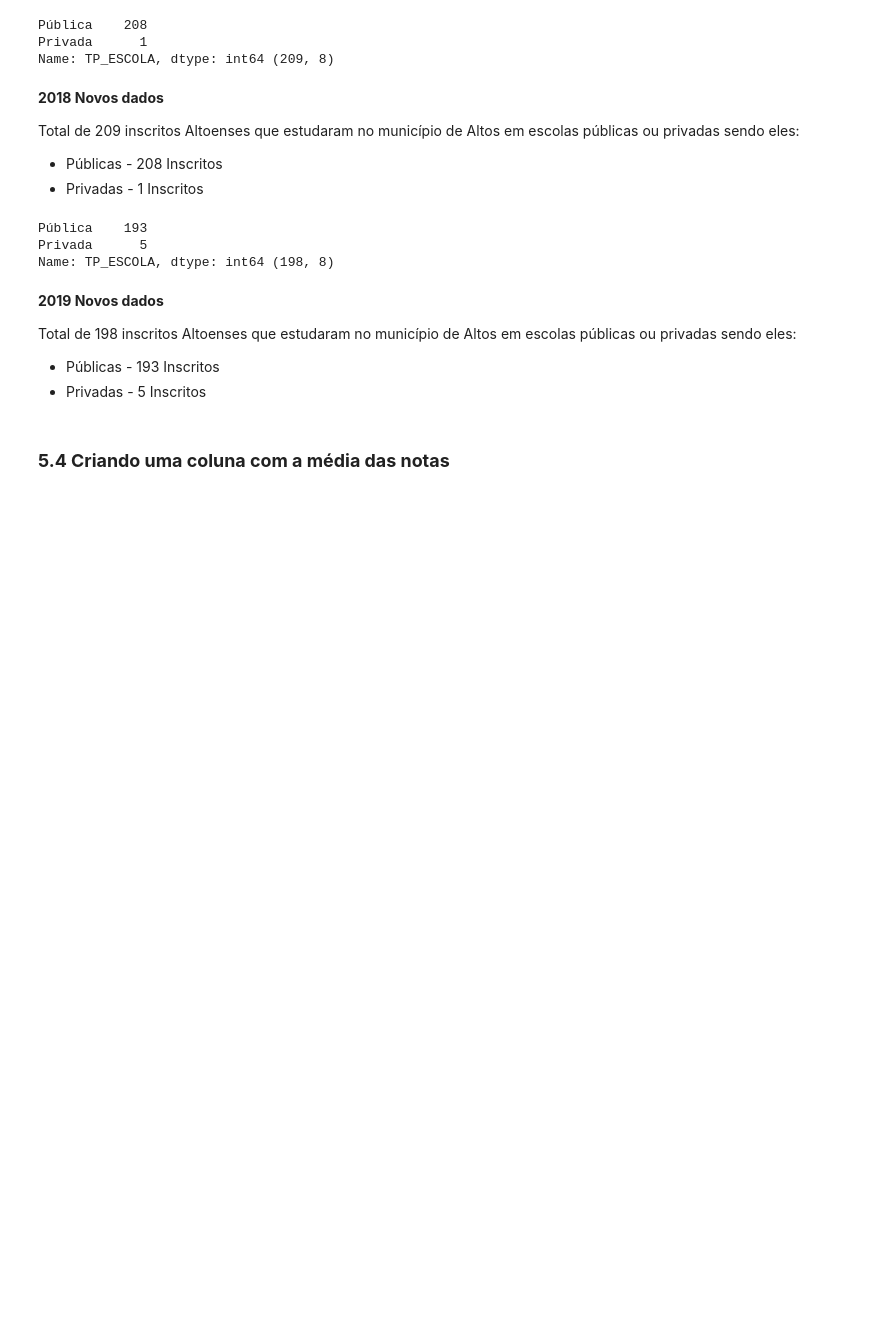
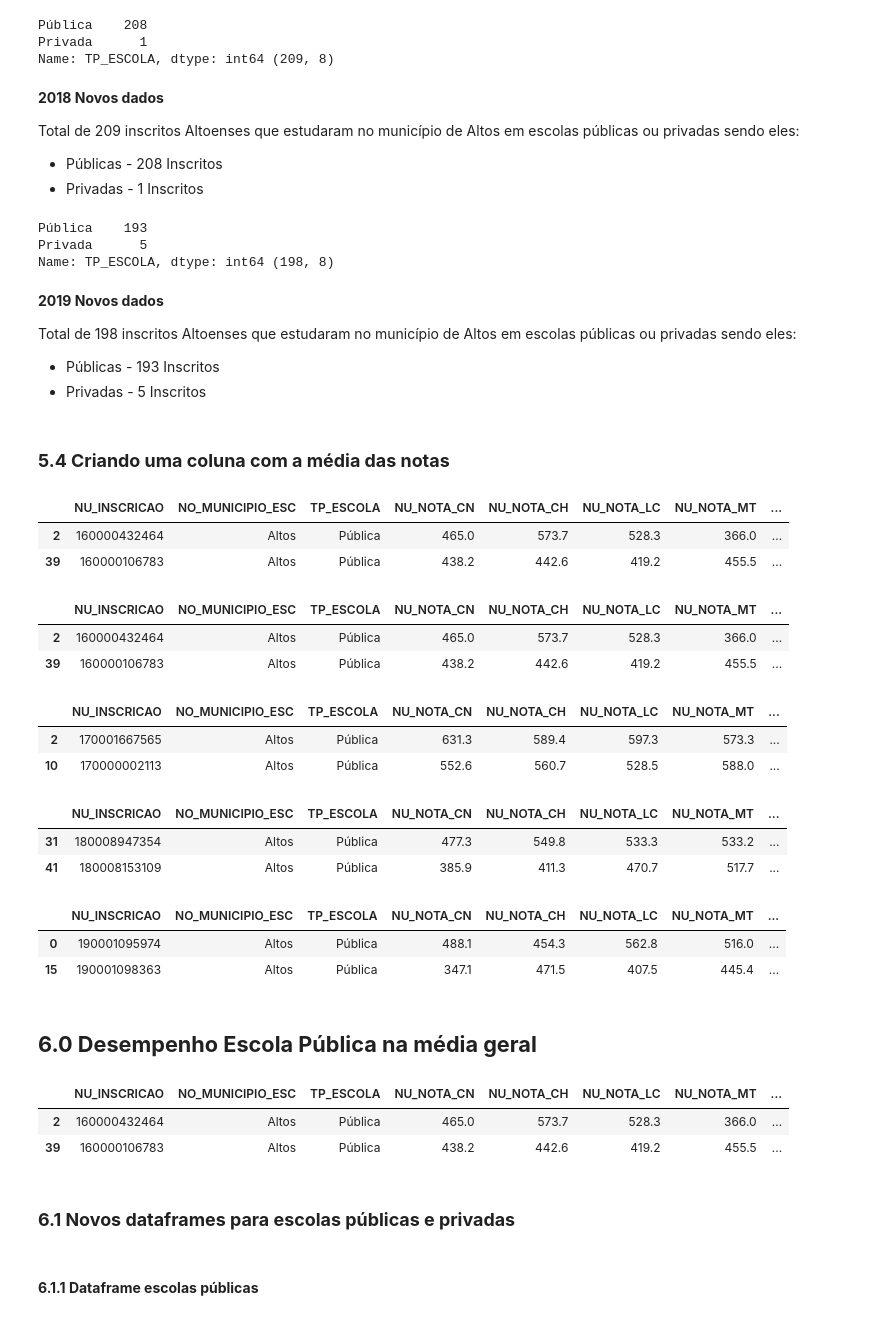
Before and after one commit to Julio-M39/PesquisaAltosEnem, a Jupyter notebook: PesquisaAltosEnem.ipynb, the cells around one changed output. Cells and saved outputs as stored; diff of their text form; code cells hidden in the pictures; blank space fills up the shorter version.

```diff
--- a/PesquisaAltosEnem.ipynb
+++ b/PesquisaAltosEnem.ipynb
@@ -839,3 +839,45 @@ Total de 198 inscritos Altoenses que estudaram no município de Altos em escolas
 * Privadas - 5 Inscritos
 # %% [markdown]
 ### **5.4 Criando uma coluna com a média das notas**
+# %%
+#Visualização
+DF1_microdadosEnem2016.head(2)
+# %% [output]
+|  | NU_INSCRICAO | NO_MUNICIPIO_ESC | TP_ESCOLA | NU_NOTA_CN | NU_NOTA_CH | NU_NOTA_LC | NU_NOTA_MT | ... |
+| 2 | 160000432464 | Altos | Pública | 465.0 | 573.7 | 528.3 | 366.0 | ... |
+| 39 | 160000106783 | Altos | Pública | 438.2 | 442.6 | 419.2 | 455.5 | ... |
+# %%
+DF1_microdadosEnem2016['MEDIA'] = (DF1_microdadosEnem2016['NU_NOTA_CN'] + DF1_microdadosEnem2016['NU_NOTA_CH'] + DF1_microdadosEnem2016['NU_NOTA_LC'] + DF1_microdadosEnem2016['NU_NOTA_MT'] + DF1_microdadosEnem2016['NU_NOTA_REDACAO'])/5
+DF1_microdadosEnem2017['MEDIA'] = (DF1_microdadosEnem2017['NU_NOTA_CN'] + DF1_microdadosEnem2017['NU_NOTA_CH'] + DF1_microdadosEnem2017['NU_NOTA_LC'] + DF1_microdadosEnem2017['NU_NOTA_MT'] + DF1_microdadosEnem2017['NU_NOTA_REDACAO'])/5
+DF1_microdadosEnem2018['MEDIA'] = (DF1_microdadosEnem2018['NU_NOTA_CN'] + DF1_microdadosEnem2018['NU_NOTA_CH'] + DF1_microdadosEnem2018['NU_NOTA_LC'] + DF1_microdadosEnem2018['NU_NOTA_MT'] + DF1_microdadosEnem2018['NU_NOTA_REDACAO'])/5
+DF1_microdadosEnem2019['MEDIA'] = (DF1_microdadosEnem2019['NU_NOTA_CN'] + DF1_microdadosEnem2019['NU_NOTA_CH'] + DF1_microdadosEnem2019['NU_NOTA_LC'] + DF1_microdadosEnem2019['NU_NOTA_MT'] + DF1_microdadosEnem2019['NU_NOTA_REDACAO'])/5
+# %%
+#Visualização Dataframe 2016
+DF1_microdadosEnem2016.head(2)
+# %% [output]
+|  | NU_INSCRICAO | NO_MUNICIPIO_ESC | TP_ESCOLA | NU_NOTA_CN | NU_NOTA_CH | NU_NOTA_LC | NU_NOTA_MT | ... |
+| 2 | 160000432464 | Altos | Pública | 465.0 | 573.7 | 528.3 | 366.0 | ... |
+| 39 | 160000106783 | Altos | Pública | 438.2 | 442.6 | 419.2 | 455.5 | ... |
+# %%
+#Visualização Dataframe 2017
+DF1_microdadosEnem2017.head(2)
+# %% [output]
+|  | NU_INSCRICAO | NO_MUNICIPIO_ESC | TP_ESCOLA | NU_NOTA_CN | NU_NOTA_CH | NU_NOTA_LC | NU_NOTA_MT | ... |
+| 2 | 170001667565 | Altos | Pública | 631.3 | 589.4 | 597.3 | 573.3 | ... |
+| 10 | 170000002113 | Altos | Pública | 552.6 | 560.7 | 528.5 | 588.0 | ... |
+# %%
+#Visualização Dataframe 2018
+DF1_microdadosEnem2018.head(2)
+# %% [output]
+|  | NU_INSCRICAO | NO_MUNICIPIO_ESC | TP_ESCOLA | NU_NOTA_CN | NU_NOTA_CH | NU_NOTA_LC | NU_NOTA_MT | ... |
+| 31 | 180008947354 | Altos | Pública | 477.3 | 549.8 | 533.3 | 533.2 | ... |
+| 41 | 180008153109 | Altos | Pública | 385.9 | 411.3 | 470.7 | 517.7 | ... |
+# %%
+#Visualização Dataframe 2019
+DF1_microdadosEnem2019.head(2)
+# %% [output]
+|  | NU_INSCRICAO | NO_MUNICIPIO_ESC | TP_ESCOLA | NU_NOTA_CN | NU_NOTA_CH | NU_NOTA_LC | NU_NOTA_MT | ... |
+| 0 | 190001095974 | Altos | Pública | 488.1 | 454.3 | 562.8 | 516.0 | ... |
+| 15 | 190001098363 | Altos | Pública | 347.1 | 471.5 | 407.5 | 445.4 | ... |
+# %% [markdown]
+## **6.0 Desempenho Escola Pública na média geral**
@@ -841,0 +888,11 @@ Total de 198 inscritos Altoenses que estudaram no município de Altos em escolas
+# %%
+#Visualização Dataframe com o dados filtrados e limpos
+DF1_microdadosEnem2016.head(2)
+# %% [output]
+|  | NU_INSCRICAO | NO_MUNICIPIO_ESC | TP_ESCOLA | NU_NOTA_CN | NU_NOTA_CH | NU_NOTA_LC | NU_NOTA_MT | ... |
+| 2 | 160000432464 | Altos | Pública | 465.0 | 573.7 | 528.3 | 366.0 | ... |
+| 39 | 160000106783 | Altos | Pública | 438.2 | 442.6 | 419.2 | 455.5 | ... |
+# %% [markdown]
+### **6.1 Novos dataframes para escolas públicas e privadas**
+# %% [markdown]
+#### **6.1.1 Dataframe escolas públicas**
```
Also changed, not shown: parts of 13 cells of this notebook.
